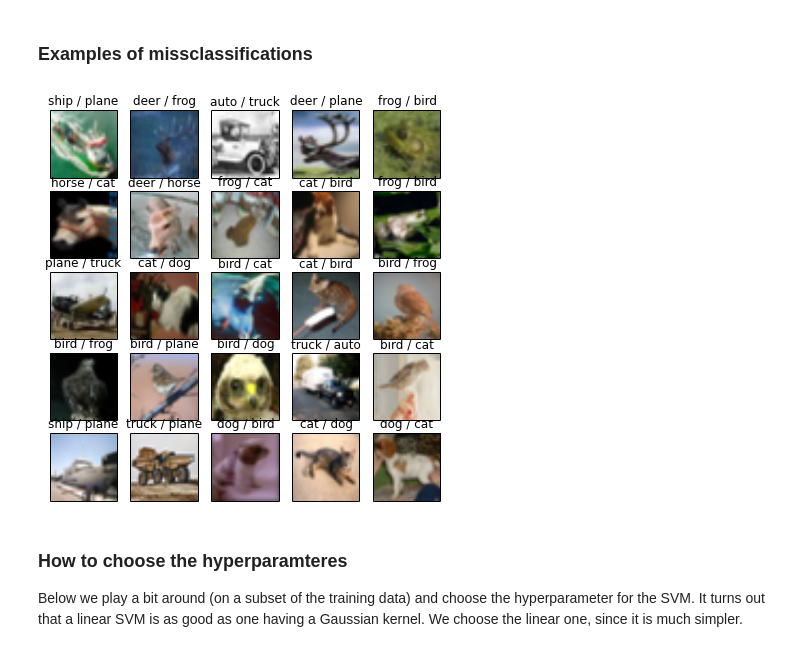
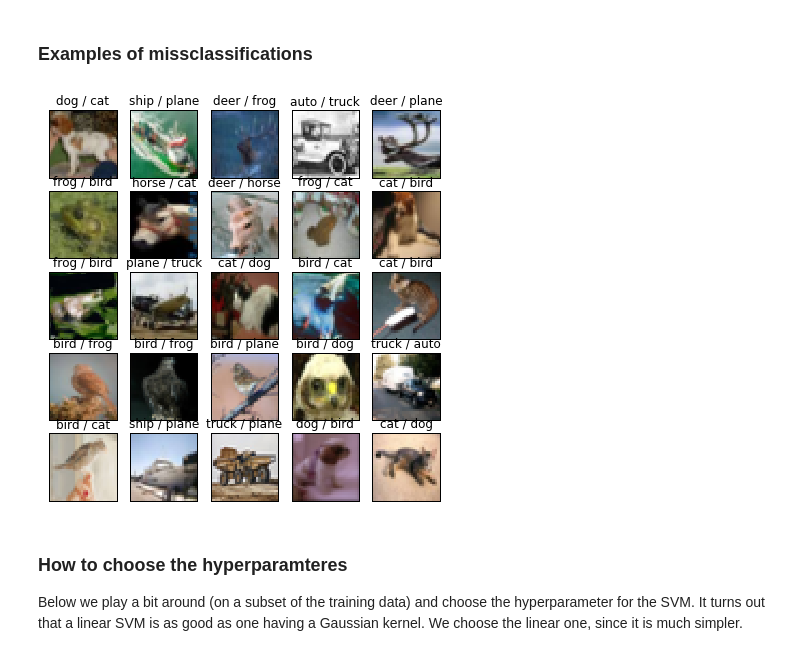
Before and after one commit to oduerr/dl_tutorial, a Jupyter notebook: tensorflow/inception_cifar10/Analyse_CIFAR-10_Classification.ipynb, the cells around one changed output. Saved outputs shown, nothing was run; the diff lists cells and outputs as text; code cells hidden in the pictures.

Commit message:
New Images

```diff
--- a/tensorflow/inception_cifar10/Analyse_CIFAR-10_Classification.ipynb
+++ b/tensorflow/inception_cifar10/Analyse_CIFAR-10_Classification.ipynb
@@ -19,7 +19,7 @@ def unpickle(file):
     y = np.asarray(dict['labels'], dtype='uint8')
     return y, imgs
 # %%
-y, imgs = unpickle('/Users/oli/Dropbox/data/CIFAR-10/cifar-10-batches-py/test_batch')
+y, imgs = unpickle('/home/dueo/Dropbox/data/CIFAR-10/cifar-10-batches-py/test_batch')
 # %%
 #fig = plt.figure(figsize=(10,10))
 #for i in range(10):
@@ -80,13 +80,14 @@ wrong = np.where(y_test != res)[0]
 # %%
 fig = plt.figure(figsize=(7,7))
 for i in range(25):
-    fig.add_subplot(5,5,i,xticks=[], yticks=[])
+    fig.add_subplot(5,5,(i+1),xticks=[], yticks=[])
     idx = wrong[i]
     plt.title("{} / {}".format(names[y_test[idx]], names[res[idx]]))
     plt.imshow(imgs[idx])
+plt.savefig('imgs/cifar_misclassified.jpg')
 #y_test[wrong[0:10]]
 # %% [output]
-[figure, old version]
+[figure, new version]
 # %% [markdown]
 ### How to choose the hyperparamteres
 
```
Also changed, not shown: parts of 1 cell of this notebook, 4 other files.
